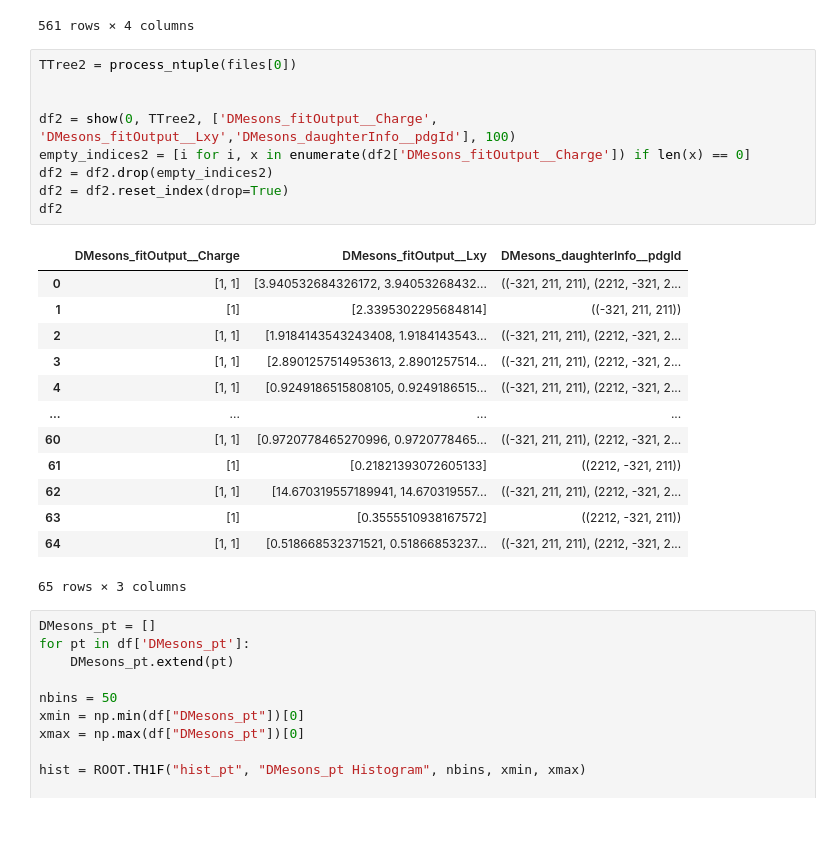
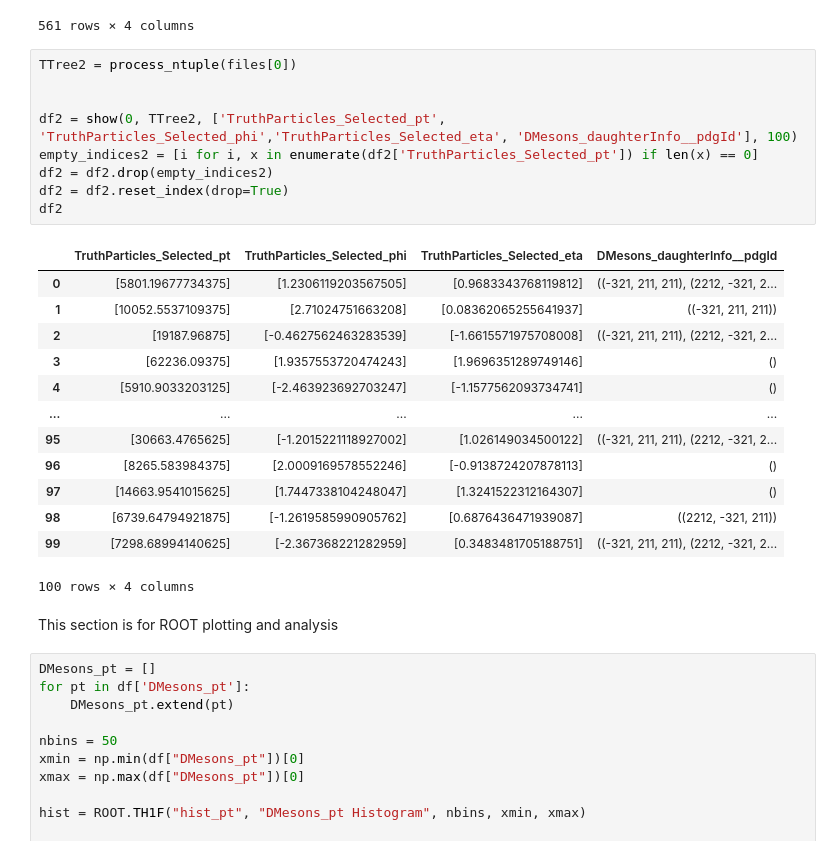
Before and after one commit to GitGup/ATLAS_DNN, a Jupyter notebook: MCAnalysis.ipynb, the cells around one changed output. Drawn from its saved outputs; the diff is of its cells as text; blank space fills up the shorter version.

Commit message:
added markdown cells and show on truth selected

```diff
--- a/MCAnalysis.ipynb
+++ b/MCAnalysis.ipynb
@@ -67,26 +69,28 @@ df
 # %%
 TTree2 = process_ntuple(files[0])
 
 
-df2 = show(0, TTree2, ['DMesons_fitOutput__Charge', 'DMesons_fitOutput__Lxy','DMesons_daughterInfo__pdgId'], 100)
-empty_indices2 = [i for i, x in enumerate(df2['DMesons_fitOutput__Charge']) if len(x) == 0]
+df2 = show(0, TTree2, ['TruthParticles_Selected_pt', 'TruthParticles_Selected_phi','TruthParticles_Selected_eta', 'DMesons_daughterInfo__pdgId'], 100)
+empty_indices2 = [i for i, x in enumerate(df2['TruthParticles_Selected_pt']) if len(x) == 0]
 df2 = df2.drop(empty_indices2)
 df2 = df2.reset_index(drop=True)
 df2
 # %% [output]
-|  | DMesons_fitOutput__Charge | DMesons_fitOutput__Lxy | DMesons_daughterInfo__pdgId |
-| 0 | [1, 1] | [3.940532684326172, 3.94053268432... | ((-321, 211, 211), (2212, -321, 2... |
-| 1 | [1] | [2.3395302295684814] | ((-321, 211, 211)) |
-| 2 | [1, 1] | [1.9184143543243408, 1.9184143543... | ((-321, 211, 211), (2212, -321, 2... |
-| 3 | [1, 1] | [2.8901257514953613, 2.8901257514... | ((-321, 211, 211), (2212, -321, 2... |
-| 4 | [1, 1] | [0.9249186515808105, 0.9249186515... | ((-321, 211, 211), (2212, -321, 2... |
-| ... | ... | ... | ... |
-| 60 | [1, 1] | [0.9720778465270996, 0.9720778465... | ((-321, 211, 211), (2212, -321, 2... |
-| 61 | [1] | [0.21821393072605133] | ((2212, -321, 211)) |
-| 62 | [1, 1] | [14.670319557189941, 14.670319557... | ((-321, 211, 211), (2212, -321, 2... |
-| 63 | [1] | [0.3555510938167572] | ((2212, -321, 211)) |
-| 64 | [1, 1] | [0.518668532371521, 0.51866853237... | ((-321, 211, 211), (2212, -321, 2... |
+|  | TruthParticles_Selected_pt | TruthParticles_Selected_phi | TruthParticles_Selected_eta | DMesons_daughterInfo__pdgId |
+| 0 | [5801.19677734375] | [1.2306119203567505] | [0.9683343768119812] | ((-321, 211, 211), (2212, -321, 2... |
+| 1 | [10052.5537109375] | [2.71024751663208] | [0.08362065255641937] | ((-321, 211, 211)) |
+| 2 | [19187.96875] | [-0.4627562463283539] | [-1.6615571975708008] | ((-321, 211, 211), (2212, -321, 2... |
+| 3 | [62236.09375] | [1.9357553720474243] | [1.9696351289749146] | () |
+| 4 | [5910.9033203125] | [-2.463923692703247] | [-1.1577562093734741] | () |
+| ... | ... | ... | ... | ... |
+| 95 | [30663.4765625] | [-1.2015221118927002] | [1.026149034500122] | ((-321, 211, 211), (2212, -321, 2... |
+| 96 | [8265.583984375] | [2.0009169578552246] | [-0.9138724207878113] | () |
+| 97 | [14663.9541015625] | [1.7447338104248047] | [1.3241522312164307] | () |
+| 98 | [6739.64794921875] | [-1.2619585990905762] | [0.6876436471939087] | ((2212, -321, 211)) |
+| 99 | [7298.68994140625] | [-2.367368221282959] | [0.3483481705188751] | ((-321, 211, 211), (2212, -321, 2... |
-65 rows × 3 columns
+100 rows × 4 columns
+# %% [markdown]
+This section is for ROOT plotting and analysis
 # %%
 DMesons_pt = []
 for pt in df['DMesons_pt']:
```
Also changed, not shown: parts of 2 cells of this notebook.
